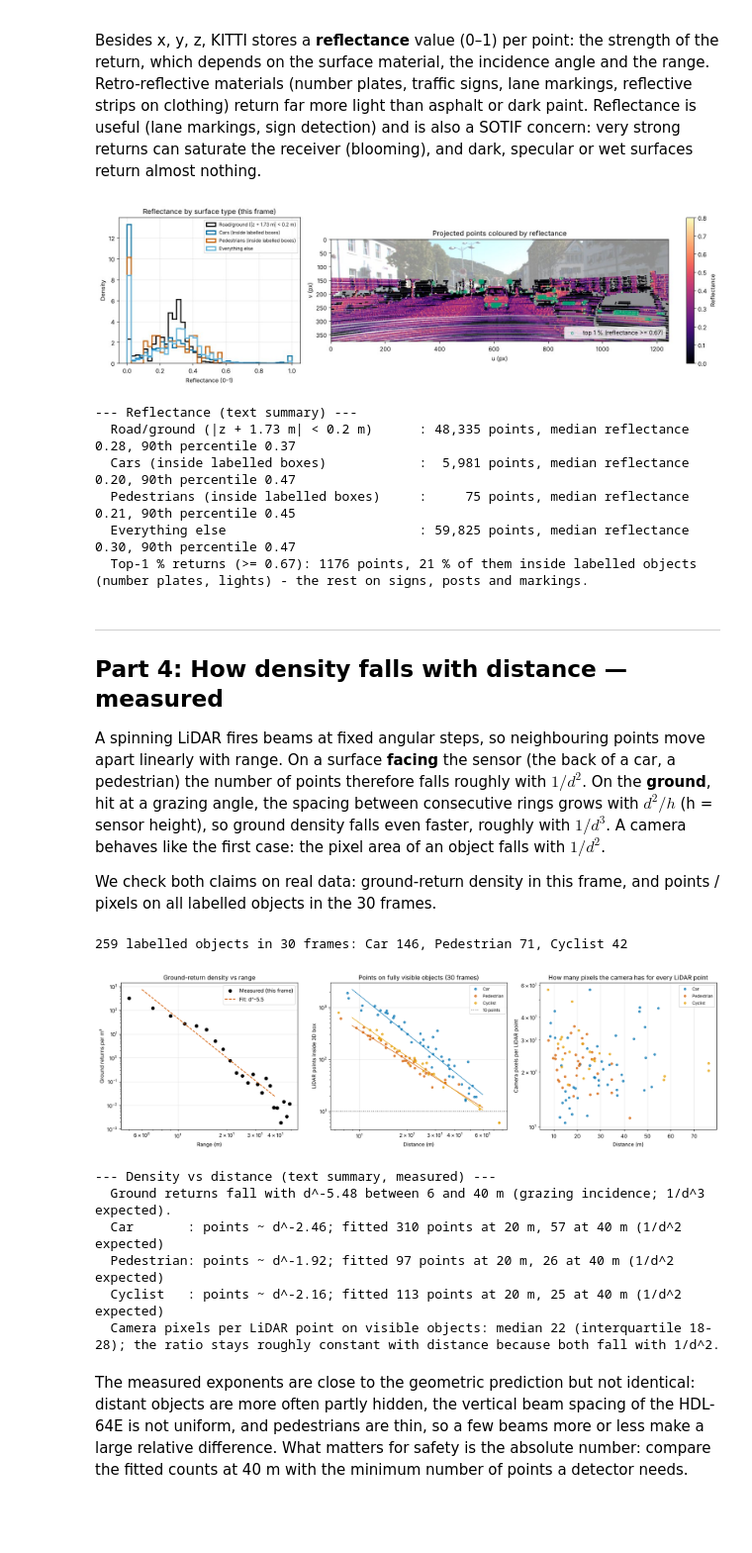
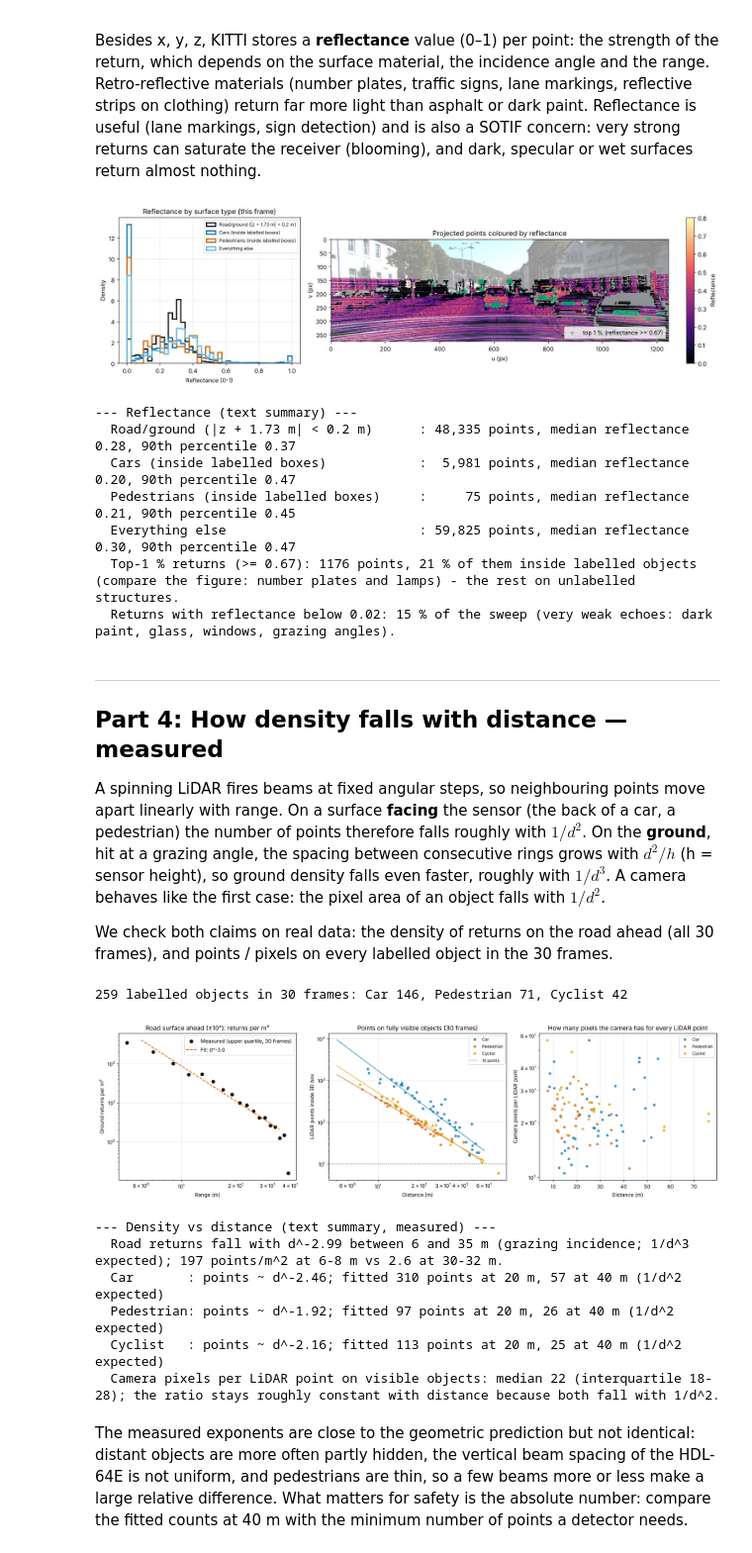
Before and after one commit to milinpatel07/Autonomous-Driving_AI-Safety-and-Security, a Jupyter notebook: 01_Perception/02_sensor_modalities.ipynb, the cells around one changed output. Shown at 99% size. Cells and saved outputs as stored; diff of their text form; code cells hidden in the pictures; blank space fills up the shorter version.

Commit message:
WIP checkpoint: round-3 notebook work in progress (not yet verified)

```diff
--- a/01_Perception/02_sensor_modalities.ipynb
+++ b/01_Perception/02_sensor_modalities.ipynb
@@ -269,7 +269,9 @@ for name, m in groups.items():
               f"90th percentile {np.percentile(refl[m], 90):.2f}")
 share_hi_cars = (on_obj & (refl >= hi_thr)).sum() / max((refl >= hi_thr).sum(), 1)
 print(f"  Top-1 % returns (>= {hi_thr:.2f}): {(refl >= hi_thr).sum()} points, {100 * share_hi_cars:.0f} % of them "
-      "inside labelled objects (number plates, lights) - the rest on signs, posts and markings.")
+      "inside labelled objects (compare the figure: number plates and lamps) - the rest on unlabelled structures.")
+print(f"  Returns with reflectance below 0.02: {100 * (refl < 0.02).mean():.0f} % of the sweep "
+      "(very weak echoes: dark paint, glass, windows, grazing angles).")
 # %% [output]
 [figure]
 --- Reflectance (text summary) ---
@@ -277,25 +279,26 @@ print(f"  Top-1 % returns (>= {hi_thr:.2f}): {(refl >= hi_thr).sum()} points, {1
   Cars (inside labelled boxes)            :  5,981 points, median reflectance 0.20, 90th percentile 0.47
   Pedestrians (inside labelled boxes)     :     75 points, median reflectance 0.21, 90th percentile 0.45
   Everything else                         : 59,825 points, median reflectance 0.30, 90th percentile 0.47
-  Top-1 % returns (>= 0.67): 1176 points, 21 % of them inside labelled objects (number plates, lights) - the rest on signs, posts and markings.
+  Top-1 % returns (>= 0.67): 1176 points, 21 % of them inside labelled objects (compare the figure: number plates and lamps) - the rest on unlabelled structures.
+  Returns with reflectance below 0.02: 15 % of the sweep (very weak echoes: dark paint, glass, windows, grazing angles).
 # %% [markdown]
 ---
 ## Part 4: How density falls with distance — measured
 
 A spinning LiDAR fires beams at fixed angular steps, so neighbouring points move apart linearly with range. On a surface **facing** the sensor (the back of a car, a pedestrian) the number of points therefore falls roughly with $1/d^2$. On the **ground**, hit at a grazing angle, the spacing between consecutive rings grows with $d^2/h$ (h = sensor height), so ground density falls even faster, roughly with $1/d^3$. A camera behaves like the first case: the pixel area of an object falls with $1/d^2$.
 
-We check both claims on real data: ground-return density in this frame, and points / pixels on all labelled objects in the 30 frames.
+We check both claims on real data: the density of returns on the road ahead (all 30 frames), and points / pixels on every labelled object in the 30 frames.
 # %%
-# (a) Ground returns per m^2 in range annuli (360 deg; occlusion shadows included)
-edges = np.arange(4, 52, 2.0)
-gmask = np.abs(pts[:, 2] + 1.73) < 0.25
-r_g = np.hypot(pts[gmask, 0], pts[gmask, 1])
-counts, _ = np.histogram(r_g, bins=edges)
-area = np.pi * (edges[1:] ** 2 - edges[:-1] ** 2)
-dens = counts / area
-mid = (edges[1:] + edges[:-1]) / 2
-ok = (dens > 0) & (mid >= 6) & (mid <= 40)
-k_ground, a_ground = np.polyfit(np.log(mid[ok]), np.log(dens[ok]), 1)
+# (a) Ground returns per m^2 on the road ahead (sector |azimuth| < 10 deg), per frame
+EDGES = np.arange(4, 42, 2.0)
+SECTOR_DEG = 10
+ground_counts = []
+
+def road_ahead_counts(p):
+    az = np.degrees(np.arctan2(p[:, 1], p[:, 0])); r = np.hypot(p[:, 0], p[:, 1])
+    sec = np.abs(az) < SECTOR_DEG
+    z_road = np.median(p[sec & (r > 5) & (r < 12), 2])          # road height just ahead of the car
+    return np.histogram(r[sec & (np.abs(p[:, 2] - z_road) < 0.3)], bins=EDGES)[0]
 
 # (b) Points and pixels on labelled objects across all 30 frames
 rows = []
@@ -304,6 +307,7 @@ for f in FRAMES:
         fk = D.kitti_object(f, parts=('points', 'labels', 'calib'))
     except D.DataUnavailable as exc:
         print(f"frame {f} skipped: {exc}"); continue
+    ground_counts.append(road_ahead_counts(fk.points))
     rect = fk.velo_to_rect(fk.points)
     for l in fk.labels:
         if l['type'] in ('DontCare', 'Misc', 'Tram'):
@@ -315,51 +319,58 @@ for f in FRAMES:
                      'box_area_px': (l['x2'] - l['x1']) * (l['y2'] - l['y1']), 'lidar_points': n,
                      'difficulty': D.kitti_difficulty(l)})
 obj = pd.DataFrame(rows)
+mid = (EDGES[1:] + EDGES[:-1]) / 2
+area = np.radians(2 * SECTOR_DEG) / 2 * (EDGES[1:] ** 2 - EDGES[:-1] ** 2)     # m^2 per annulus sector
+dens = np.percentile(ground_counts, 75, axis=0) / area     # upper quartile: frames with a free road ahead
+ok = (dens > 0) & (mid >= 6) & (mid <= 35)
+k_ground, a_ground = np.polyfit(np.log(mid[ok]), np.log(dens[ok]), 1)
 print(f"{len(obj)} labelled objects in {obj['frame'].nunique()} frames: " +
       ", ".join(f"{k} {v}" for k, v in obj['class'].value_counts().items()))
 # %% [output]
 259 labelled objects in 30 frames: Car 146, Pedestrian 71, Cyclist 42
 # %%
 fig, axes = plt.subplots(1, 3, figsize=(17, 5))
-axes[0].loglog(mid[dens > 0], dens[dens > 0], 'o', color=OKABE_ITO[7], label='Measured (this frame)')
-dd = np.linspace(6, 40, 50)
+axes[0].loglog(mid[dens > 0], dens[dens > 0], 'o', color=OKABE_ITO[7], label='Measured (upper quartile, 30 frames)')
+dd = np.linspace(6, 35, 50)
 axes[0].loglog(dd, np.exp(a_ground) * dd ** k_ground, '--', color=OKABE_ITO[5], label=f'Fit: d^{k_ground:.1f}')
 axes[0].set_xlabel('Range (m)'); axes[0].set_ylabel('Ground returns per m²')
-axes[0].set_title('Ground-return density vs range'); axes[0].legend()
+axes[0].set_title('Road surface ahead (±10°): returns per m²'); axes[0].legend()
 
 fits = {}
 vis = obj[(obj['occluded'] == 0) & (obj['truncated'] < 0.15) & (obj['lidar_points'] > 0)]
 for cls, col in [('Car', OKABE_ITO[4]), ('Pedestrian', OKABE_ITO[5]), ('Cyclist', OKABE_ITO[0])]:
     s = vis[vis['class'] == cls]
     axes[1].loglog(s['distance_m'], s['lidar_points'], 'o', ms=4, color=col, alpha=0.7, label=cls)
     if len(s) >= 5:
         k, a = np.polyfit(np.log(s['distance_m']), np.log(s['lidar_points']), 1)
         fits[cls] = (k, a)
-        axes[1].loglog(dd * 1.5, np.exp(a) * (dd * 1.5) ** k, '-', color=col, lw=1)
+        dfit = np.linspace(5, 60, 50)
+        axes[1].loglog(dfit, np.exp(a) * dfit ** k, '-', color=col, lw=1)
 axes[1].axhline(10, color='grey', ls=':', label='10 points')
 axes[1].set_xlabel('Distance (m)'); axes[1].set_ylabel('LiDAR points inside 3D box')
 axes[1].set_title('Points on fully visible objects (30 frames)'); axes[1].legend(fontsize=8)
 
 ratio = vis['box_area_px'] / vis['lidar_points']
 for cls, col in [('Car', OKABE_ITO[4]), ('Pedestrian', OKABE_ITO[5]), ('Cyclist', OKABE_ITO[0])]:
     s = vis[vis['class'] == cls]
     axes[2].semilogy(s['distance_m'], s['box_area_px'] / s['lidar_points'], 'o', ms=4, color=col, alpha=0.7, label=cls)
 axes[2].set_xlabel('Distance (m)'); axes[2].set_ylabel('Camera pixels per LiDAR point')
 axes[2].set_title('How many pixels the camera has for every LiDAR point'); axes[2].legend(fontsize=8)
 plt.tight_layout(); plt.show()
 
 print("--- Density vs distance (text summary, measured) ---")
-print(f"  Ground returns fall with d^{k_ground:.2f} between 6 and 40 m (grazing incidence; 1/d^3 expected).")
+print(f"  Road returns fall with d^{k_ground:.2f} between 6 and 35 m (grazing incidence; 1/d^3 expected); "
+      f"{dens[mid == 7][0]:.0f} points/m^2 at 6-8 m vs {dens[mid == 31][0]:.1f} at 30-32 m.")
 for cls, (k, a) in fits.items():
     n20, n40 = np.exp(a) * 20 ** k, np.exp(a) * 40 ** k
     print(f"  {cls:10s}: points ~ d^{k:.2f}; fitted {n20:.0f} points at 20 m, {n40:.0f} at 40 m (1/d^2 expected)")
 print(f"  Camera pixels per LiDAR point on visible objects: median {ratio.median():.0f} "
       f"(interquartile {ratio.quantile(0.25):.0f}-{ratio.quantile(0.75):.0f}); "
       "the ratio stays roughly constant with distance because both fall with 1/d^2.")
 # %% [output]
-[figure, old version]
+[figure, new version]
 --- Density vs distance (text summary, measured) ---
-  Ground returns fall with d^-5.48 between 6 and 40 m (grazing incidence; 1/d^3 expected).
+  Road returns fall with d^-2.99 between 6 and 35 m (grazing incidence; 1/d^3 expected); 197 points/m^2 at 6-8 m vs 2.6 at 30-32 m.
   Car       : points ~ d^-2.46; fitted 310 points at 20 m, 57 at 40 m (1/d^2 expected)
   Pedestrian: points ~ d^-1.92; fitted 97 points at 20 m, 26 at 40 m (1/d^2 expected)
   Cyclist   : points ~ d^-2.16; fitted 113 points at 20 m, 25 at 40 m (1/d^2 expected)
```
Also changed, not shown: parts of 1 cell of this notebook, 13 other files.
